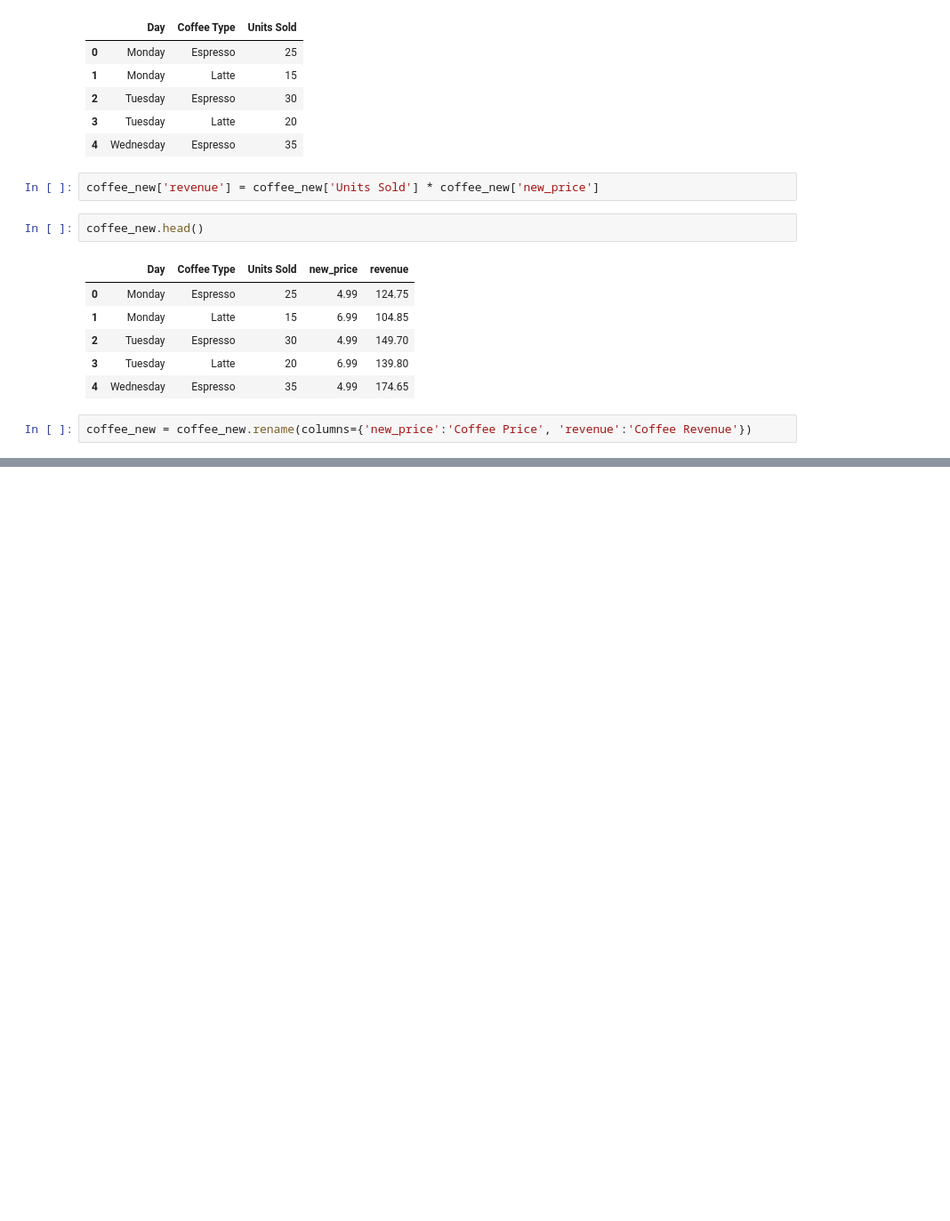
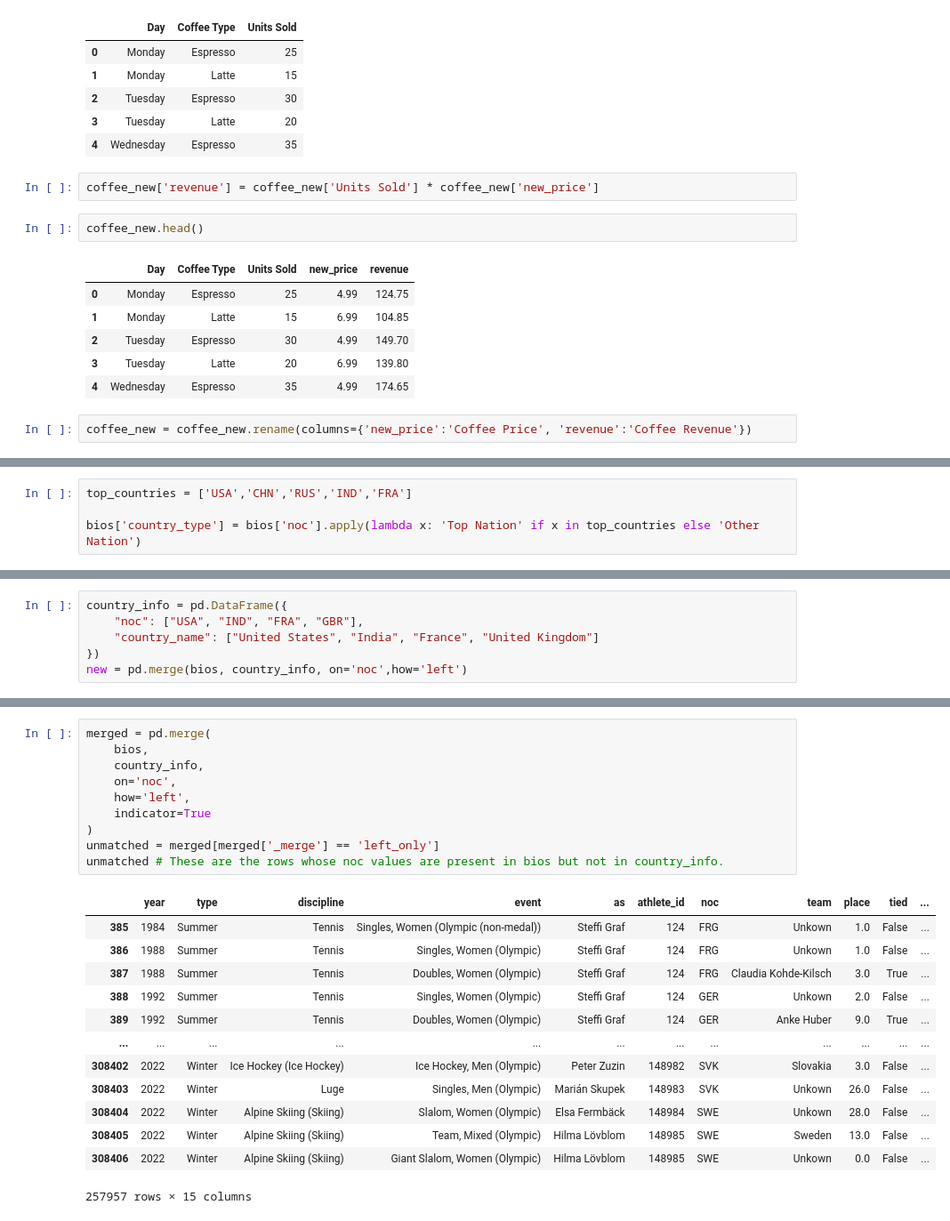
Before and after one commit to theaditya24/COMPLETE-PYTHON-FOR-DATA-ANALYTICS, a Jupyter notebook: Pandas Revision.ipynb, the cells around one changed output, grey strips where cells are left out. Shown at 89% size. Cells and saved outputs as stored; diff of their text form; blank space fills up the shorter version.

```diff
--- a/Pandas Revision.ipynb
+++ b/Pandas Revision.ipynb
@@ -362,0 +747,4 @@ coffee_new.head()
+# %%
+top_countries = ['USA','CHN','RUS','IND','FRA']
+
+bios['country_type'] = bios['noc'].apply(lambda x: 'Top Nation' if x in top_countries else 'Other Nation')
@@ -362,0 +788,6 @@ coffee_new.head()
+# %%
+country_info = pd.DataFrame({
+    "noc": ["USA", "IND", "FRA", "GBR"],
+    "country_name": ["United States", "India", "France", "United Kingdom"]
+})
+new = pd.merge(bios, country_info, on='noc',how='left')
@@ -362,0 +806,24 @@ coffee_new.head()
+# %%
+merged = pd.merge(
+    bios,
+    country_info,
+    on='noc',
+    how='left',
+    indicator=True
+)
+unmatched = merged[merged['_merge'] == 'left_only']
+unmatched # These are the rows whose noc values are present in bios but not in country_info.
+# %% [output]
+|  | year | type | discipline | event | as | athlete_id | noc | team | place | tied | ... |
+| 385 | 1984 | Summer | Tennis | Singles, Women (Olympic (non-medal)) | Steffi Graf | 124 | FRG | Unkown | 1.0 | False | ... |
+| 386 | 1988 | Summer | Tennis | Singles, Women (Olympic) | Steffi Graf | 124 | FRG | Unkown | 1.0 | False | ... |
+| 387 | 1988 | Summer | Tennis | Doubles, Women (Olympic) | Steffi Graf | 124 | FRG | Claudia Kohde-Kilsch | 3.0 | True | ... |
+| 388 | 1992 | Summer | Tennis | Singles, Women (Olympic) | Steffi Graf | 124 | GER | Unkown | 2.0 | False | ... |
+| 389 | 1992 | Summer | Tennis | Doubles, Women (Olympic) | Steffi Graf | 124 | GER | Anke Huber | 9.0 | True | ... |
+| ... | ... | ... | ... | ... | ... | ... | ... | ... | ... | ... | ... |
+| 308402 | 2022 | Winter | Ice Hockey (Ice Hockey) | Ice Hockey, Men (Olympic) | Peter Zuzin | 148982 | SVK | Slovakia | 3.0 | False | ... |
+| 308403 | 2022 | Winter | Luge | Singles, Men (Olympic) | Marián Skupek | 148983 | SVK | Unkown | 26.0 | False | ... |
+| 308404 | 2022 | Winter | Alpine Skiing (Skiing) | Slalom, Women (Olympic) | Elsa Fermbäck | 148984 | SWE | Unkown | 28.0 | False | ... |
+| 308405 | 2022 | Winter | Alpine Skiing (Skiing) | Team, Mixed (Olympic) | Hilma Lövblom | 148985 | SWE | Sweden | 13.0 | False | ... |
+| 308406 | 2022 | Winter | Alpine Skiing (Skiing) | Giant Slalom, Women (Olympic) | Hilma Lövblom | 148985 | SWE | Unkown | 0.0 | False | ... |
+257957 rows × 15 columns
```
Also changed, not shown: parts of 54 cells of this notebook.
